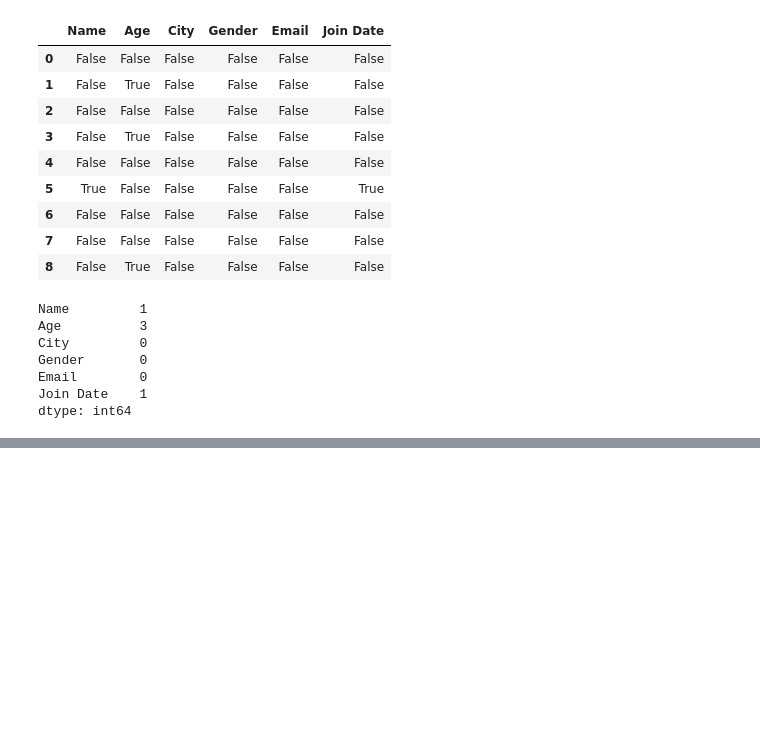
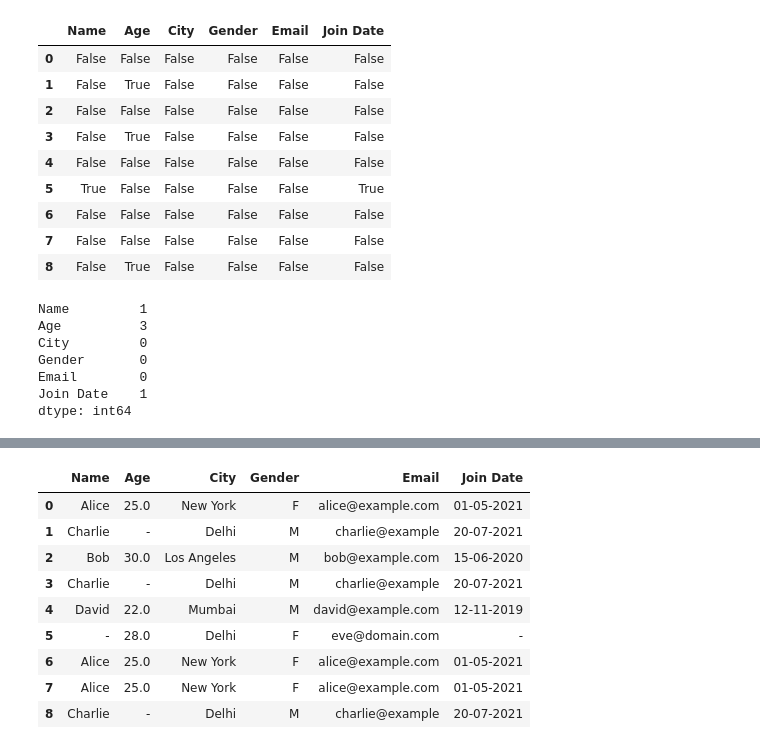
Before and after one commit to Venux09/Data-science-learning, a Jupyter notebook: pandas -- python library/Data_cleaning_data_processing.ipynb, the cells around one changed output, grey strips where cells are left out. Cells and saved outputs as stored; diff of their text form; code cells hidden in the pictures; blank space fills up the shorter version.

Commit message:
add : understood a lot of concept of data cleaning and proceesing and to be said there i is a lot of methods like null,drop,replace,apply, or many stings function and also mapping a lot mroe than this

```diff
--- a/pandas -- python library/Data_cleaning_data_processing.ipynb
+++ b/pandas -- python library/Data_cleaning_data_processing.ipynb
@@ -39,0 +63,14 @@ dtype: int64
+# %%
+df.fillna('-')#it is method which fill the place with nan value every nan which is present in the data
+#but it only make the copy of the data not changing the original data
+# %% [output]
+|  | Name | Age | City | Gender | Email | Join Date |
+| 0 | Alice | 25.0 | New York | F | alice@example.com | 01-05-2021 |
+| 1 | Charlie | - | Delhi | M | charlie@example | 20-07-2021 |
+| 2 | Bob | 30.0 | Los Angeles | M | bob@example.com | 15-06-2020 |
+| 3 | Charlie | - | Delhi | M | charlie@example | 20-07-2021 |
+| 4 | David | 22.0 | Mumbai | M | david@example.com | 12-11-2019 |
+| 5 | - | 28.0 | Delhi | F | eve@domain.com | - |
+| 6 | Alice | 25.0 | New York | F | alice@example.com | 01-05-2021 |
+| 7 | Alice | 25.0 | New York | F | alice@example.com | 01-05-2021 |
+| 8 | Charlie | - | Delhi | M | charlie@example | 20-07-2021 |
```
Also changed, not shown: parts of 29 cells of this notebook, 1 other file.
